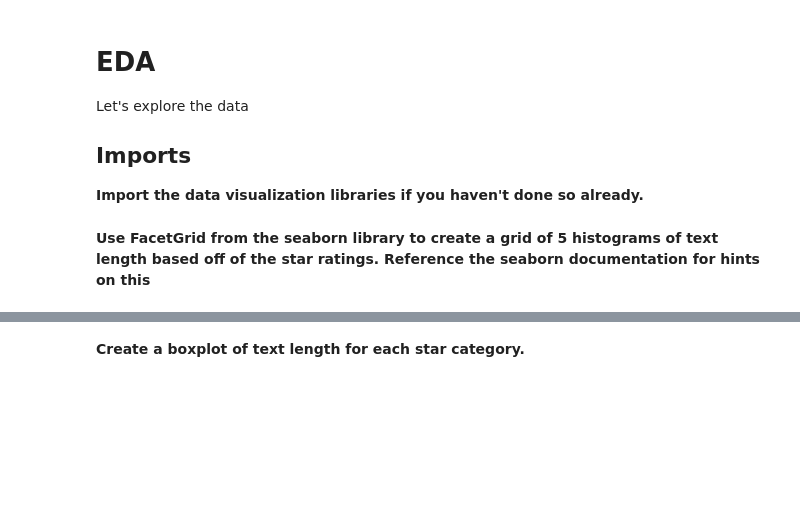
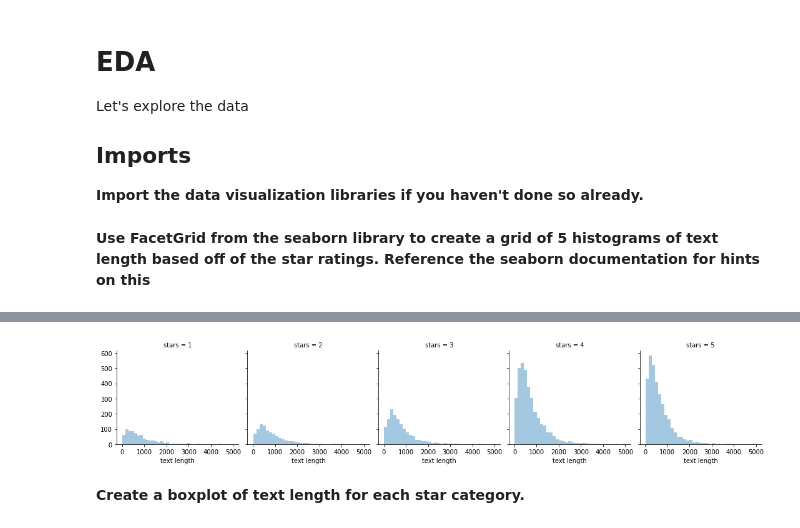
Before and after one commit to loayzag91/Python-Data-Science-Tutorial, a Jupyter notebook: Machine Learning Sections/Natural Language Processing/NLP Project.ipynb, the cells around one changed output, grey strips where cells are left out. Cells and saved outputs as stored; diff of their text form; code cells hidden in the pictures; blank space fills up the shorter version.

```diff
--- a/Machine Learning Sections/Natural Language Processing/NLP Project.ipynb
+++ b/Machine Learning Sections/Natural Language Processing/NLP Project.ipynb
@@ -23,5 +26,7 @@ Let's get started! Just follow the directions below!
 ## The Data
 
 **Read the yelp.csv file and set it as a dataframe called yelp.**
+# %%
+yelp = pd.read_csv('./data/yelp.csv')
 # %% [markdown]
 **Check the head, info , and describe methods on yelp.**
@@ -64,5 +74,7 @@ memory usage: 781.3+ KB
 # %% [markdown]
 **Create a new column called "text length" which is the number of words in the text column.**
+# %%
+yelp['text length'] = yelp['text'].apply(len)
 # %% [markdown]
 # EDA
 
@@ -80,2 +92,8 @@ Let's explore the data
+# %%
+g = sns.FacetGrid(yelp,col='stars', height=3)
+g.map(sns.distplot,'text length', kde=False, bins=35)
+plt.show()
+# %% [output]
+[figure, added]
 # %% [markdown]
 **Create a boxplot of text length for each star category.**
```
Also changed, not shown: parts of 43 cells of this notebook.
